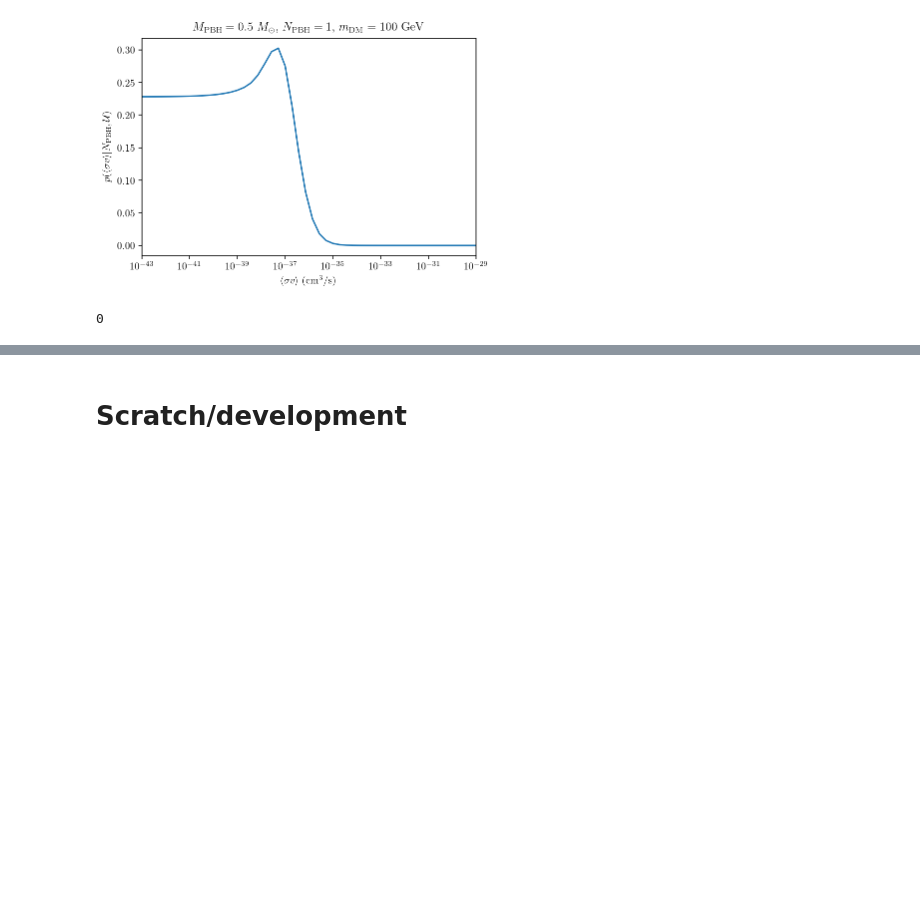
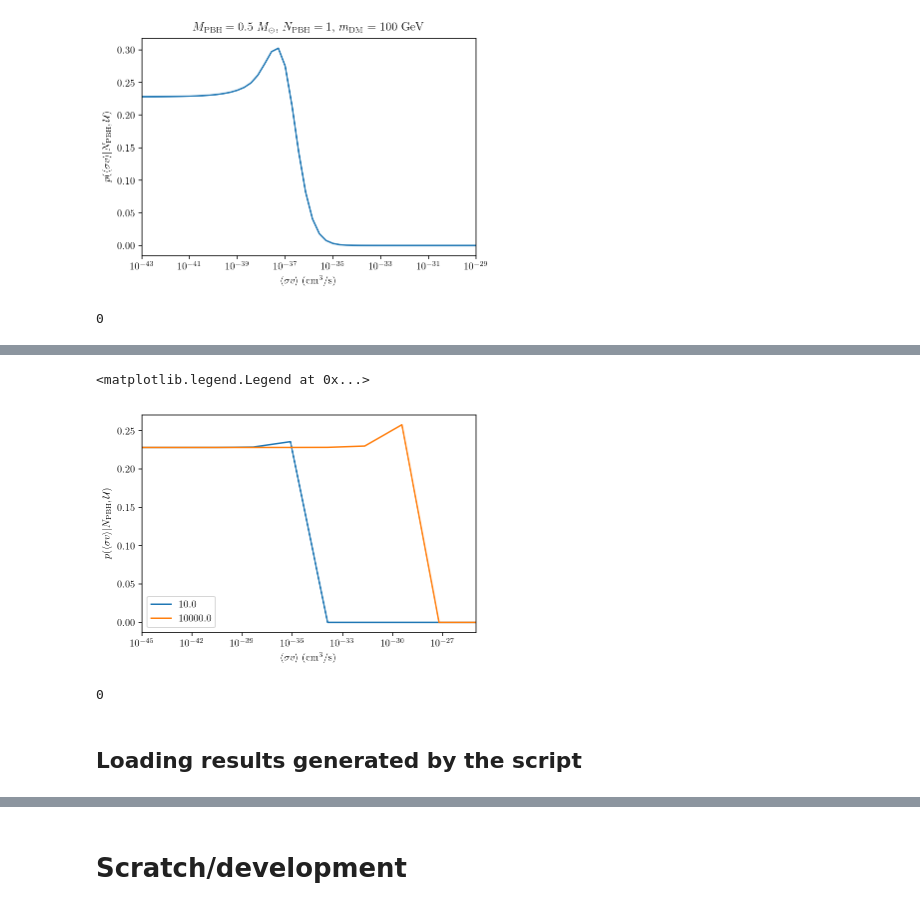
Before and after one commit to adam-coogan/pbhs_vs_wimps, a Jupyter notebook: detecting_dm_with_pbhs_08_feb_2019.ipynb, the cells around one changed output, grey strips where cells are left out. Saved outputs shown, nothing was run; the diff lists cells and outputs as text; code cells hidden in the pictures; blank space fills up the shorter version.

```diff
--- a/detecting_dm_with_pbhs_08_feb_2019.ipynb
+++ b/detecting_dm_with_pbhs_08_feb_2019.ipynb
@@ -69,0 +103,5 @@ os.system("say 'Did it!'")
+# %%
+# Loads p(f|N_PBH) for GW experiments, computed by Bradley.
+# The third argument specifies the directory containing the
+# posterior data files.
+p_f = load_p_f_gw(m_pbh, n_pbh)
@@ -69,0 +131,26 @@ os.system("say 'Did it!'")
+# %%
+# Evaluate posterior over a grid of <sigma v> and m_DM values
+sv_mg, m_dm_mg = np.meshgrid(svs, m_dms)
+
+# This array satisfies
+#    post_vals[i, j] = p(m_dms[i], svs[j]).
+post_vals = get_posterior_val(sv_mg, n_pbh, n_u_0, p_f, p_gamma, m_pbh, m_dm_mg)
+# %%
+# Plot results for lowest DM mass
+plt.plot(svs, post_vals[0], label=m_dms[0])
+plt.plot(svs, post_vals[-1], label=m_dms[-1])
+
+plt.xscale("log")
+plt.xlabel(r"$\langle \sigma v \rangle$ (cm$^3$/s)")
+plt.ylabel(r"$p(\langle \sigma v \rangle | N_{\mathrm{PBH}}, \mathcal{U})$")
+plt.xlim(svs[[0, -1]])
+plt.legend()
+# %% [output]
+<matplotlib.legend.Legend at 0x...>
+[figure, added]
+# %%
+os.system("say 'Done'")
+# %% [output]
+0
+# %% [markdown]
+## Loading results generated by the script
```
Also changed, not shown: parts of 20 cells of this notebook, 4 other files.
